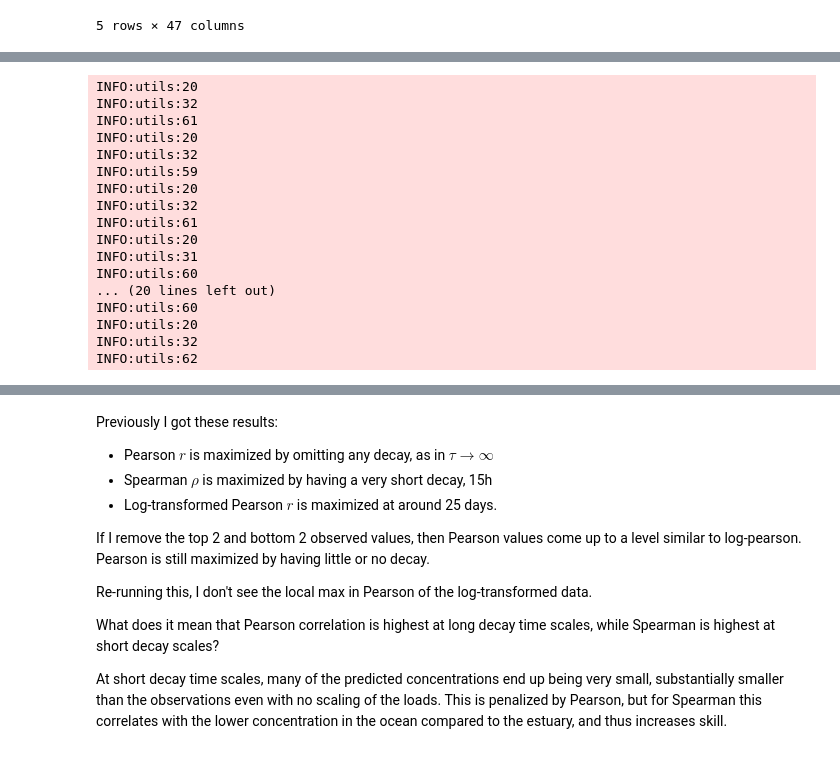
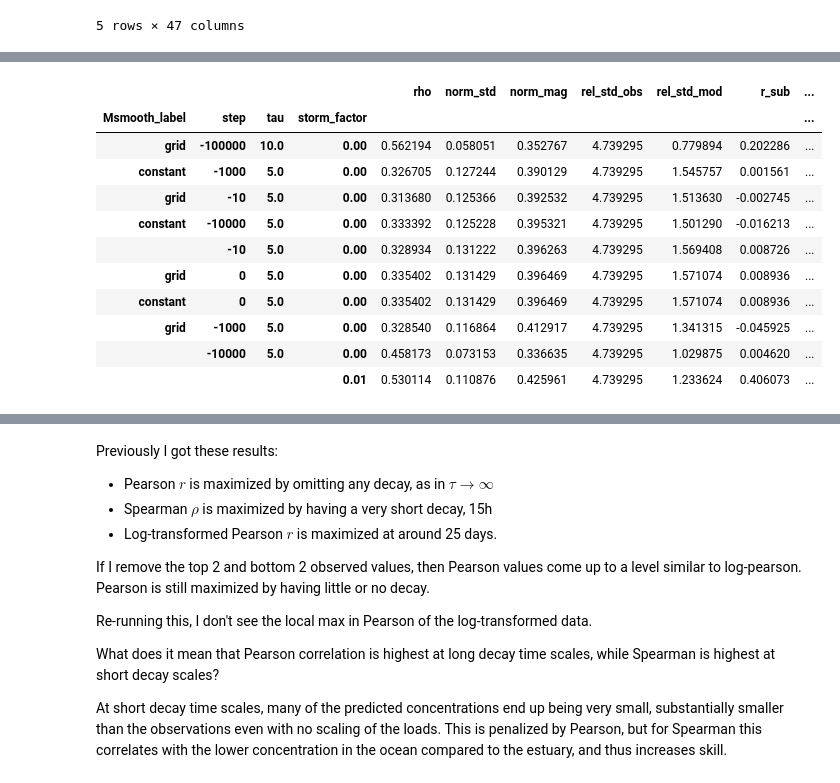
Before and after one commit to rustychris/microplastic_sfbay, a Jupyter notebook: postprocess/postproc_nosql_v01_dask.ipynb, the cells around one changed output, grey strips where cells are left out. Drawn from its saved outputs; the diff is of its cells as text; code cells hidden in the pictures.

```diff
--- a/postprocess/postproc_nosql_v01_dask.ipynb
+++ b/postprocess/postproc_nosql_v01_dask.ipynb
@@ -748,3 +508,21 @@ df_skill_smooth
+# %%
+# These mostly toss stormwater entirely.
+# Again, poor rho and r_sub values.
+all_metrics['norm_mag_sub_err']=np.abs(all_metrics['norm_mag_sub']-1)
+all_metrics.sort_values('norm_mag_sub_err').head(10)
+# %% [output]
+|  |  |  |  | rho | norm_std | norm_mag | rel_std_obs | rel_std_mod | r_sub | ... |
+| Msmooth_label | step | tau | storm_factor |  |  |  |  |  |  | ... |
+| grid | -100000 | 10.0 | 0.00 | 0.562194 | 0.058051 | 0.352767 | 4.739295 | 0.779894 | 0.202286 | ... |
+| constant | -1000 | 5.0 | 0.00 | 0.326705 | 0.127244 | 0.390129 | 4.739295 | 1.545757 | 0.001561 | ... |
+| grid | -10 | 5.0 | 0.00 | 0.313680 | 0.125366 | 0.392532 | 4.739295 | 1.513630 | -0.002745 | ... |
+| constant | -10000 | 5.0 | 0.00 | 0.333392 | 0.125228 | 0.395321 | 4.739295 | 1.501290 | -0.016213 | ... |
+|  | -10 | 5.0 | 0.00 | 0.328934 | 0.131222 | 0.396263 | 4.739295 | 1.569408 | 0.008726 | ... |
+| grid | 0 | 5.0 | 0.00 | 0.335402 | 0.131429 | 0.396469 | 4.739295 | 1.571074 | 0.008936 | ... |
+| constant | 0 | 5.0 | 0.00 | 0.335402 | 0.131429 | 0.396469 | 4.739295 | 1.571074 | 0.008936 | ... |
+| grid | -1000 | 5.0 | 0.00 | 0.328540 | 0.116864 | 0.412917 | 4.739295 | 1.341315 | -0.045925 | ... |
+|  | -10000 | 5.0 | 0.00 | 0.458173 | 0.073153 | 0.336635 | 4.739295 | 1.029875 | 0.004620 | ... |
+|  |  |  | 0.01 | 0.530114 | 0.110876 | 0.425961 | 4.739295 | 1.233624 | 0.406073 | ... |
 # %%
 fig=plt.figure(figsize=(6,2.5))
 for smooth_type in ['grid','constant']:
@@ -763,56 +541,3 @@ plt.legend(loc='upper left',bbox_to_anchor=[1.02,1.0],frameon=False)
 plt.xlabel('Decay time scale (d)')
 plt.axis(ymin=0,xmin=0)
 fig.tight_layout()
-# %%
-# Evaluate effect of decay time scale on correlation metrics
-skills=[]
-
-for tau_d in [0.5,1,2,4,6,10,15,20,25,35,45,60]:
-    tau=np.timedelta64(int(tau_d*86400),'s')
-    manta_pred=predict_mantas(manta,tau)
-
-    skill=dict(tau_d=tau_d)
-
-    obs=manta_pred['part_per_m2_nofiber']
-    mod=manta_pred['C_model']
-
-    r=np.corrcoef(obs, mod)[0,1]
-    rho,p=spearmanr(obs, mod)
-    rlog=np.corrcoef( np.log(obs[obs>0]),mod[obs>0])[0,1]
-    skill['r']=r
-    skill['rho']=rho
-    skill['rho_p']=p
-    skill['rlog']=rlog
-
-    # Same but drop top/bottom 2 outliers:
-    obs_rank=np.argsort(np.argsort(obs))
-    sel=(obs_rank>2)&(obs_rank<len(obs)-2)
-    r=np.corrcoef(obs[sel], mod[sel])[0,1]
-    rho,p=spearmanr(obs[sel], mod[sel])
-    rlog=np.corrcoef( np.log(obs[sel]),mod[sel])[0,1]
-    skill['r_sub']=r
-    skill['rho_sub']=rho
-    skill['rho_p_sub']=p
-    skill['rlog_sub']=rlog
-
-    skills.append(skill)
-
-df_skill=pd.DataFrame(skills)
-# %% [output]
-INFO:utils:20
-INFO:utils:32
-INFO:utils:61
-INFO:utils:20
-INFO:utils:32
-INFO:utils:59
-INFO:utils:20
-INFO:utils:32
-INFO:utils:61
-INFO:utils:20
-INFO:utils:31
-INFO:utils:60
-... (20 lines left out)
-INFO:utils:60
-INFO:utils:20
-INFO:utils:32
-INFO:utils:62
```
Also changed, not shown: parts of 30 cells of this notebook, 1 other file.
